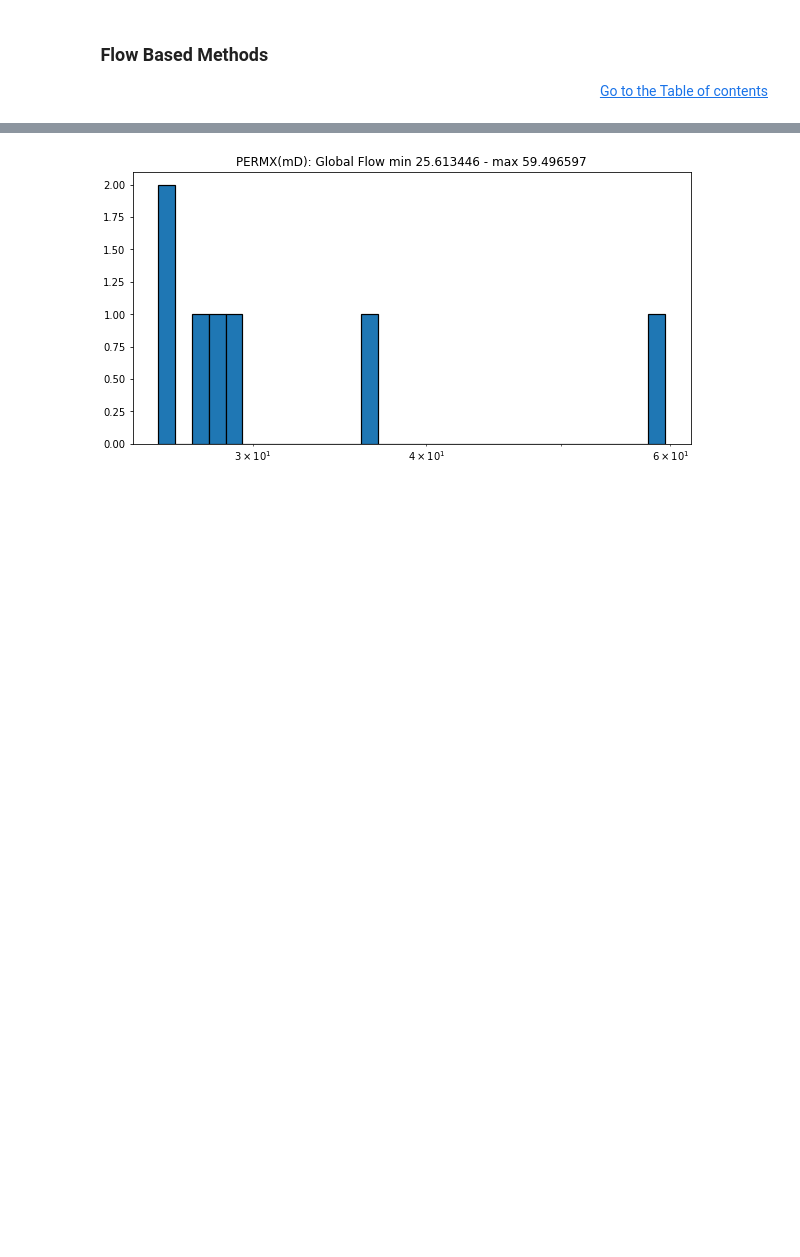
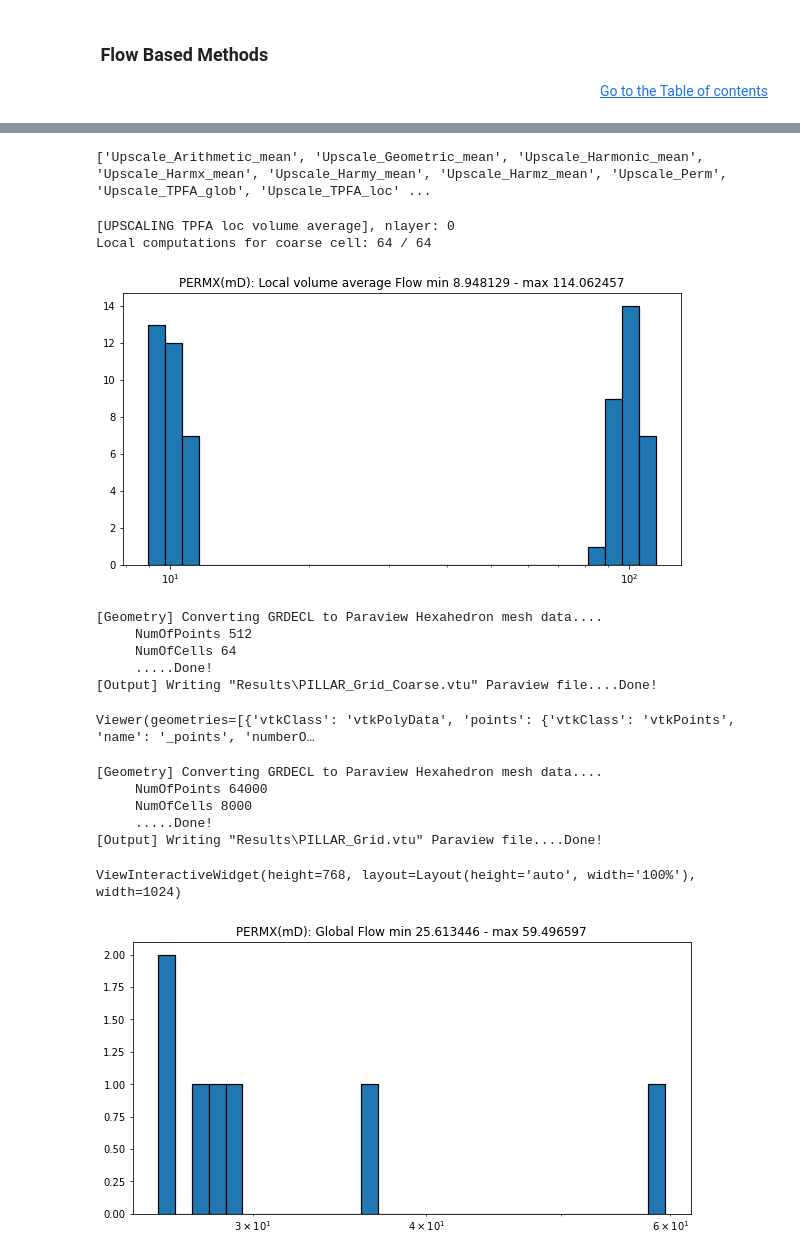
Before and after one commit to BinWang0213/PyGRDECL, a Jupyter notebook: Upscaling_Simplecrdecl.ipynb, the cells around one changed output, grey strips where cells are left out. Saved outputs shown, nothing was run; the diff lists cells and outputs as text; code cells hidden in the pictures; blank space fills up the shorter version.

Commit message:
improve notebook instructions

```diff
--- a/Upscaling_Simplecrdecl.ipynb
+++ b/Upscaling_Simplecrdecl.ipynb
@@ -299,11 +375,11 @@ ViewInteractiveWidget(height=768, layout=Layout(height='auto', width='100%'), wi
 # %%
-# 3.3 Upscaling
-Model.Upscaler.nlayer=2
+# 3.3 Flow Based Upscaling
+Model.Upscaler.nlayer=0
 Model.Upscaler.Lin_BC=True
-Model.Upscale_Perm('TPFA_loc')
+Model.Upscale_Perm('TPFA_loc_vol_average')
 
 # 3.3 Compute Pressure for coarse model
 Model2.compute_TPFA_Pressure(Press_inj=1,direction="ijk",Fault_opt=opt )
 # # Model.two_plots_scalar("Pressure").show(False)
-# Model2.plot_scalar("Pressure").show()
+Model2.plot_scalar("Pressure").show()
 Model.plot_streamlines(notebook=True, scalar="V").show()
@@ -320,3 +397,35 @@ ViewInteractiveWidget(height=768, layout=Layout(height='auto', width='100%'), wi
+# %%
+# List of implemented upscaling methods
+print(Model.Upscaler.list_upscale_methods())
+# %% [output]
+['Upscale_Arithmetic_mean', 'Upscale_Geometric_mean', 'Upscale_Harmonic_mean', 'Upscale_Harmx_mean', 'Upscale_Harmy_mean', 'Upscale_Harmz_mean', 'Upscale_Perm', 'Upscale_TPFA_glob', 'Upscale_TPFA_loc' ...
+# %%
+# 3.3 Flow Based Upscaling
+Model.Upscaler.nlayer=0
+Model.Upscaler.Lin_BC=True
+Model.Upscale_Perm('TPFA_loc_vol_average')
+
+# 3.3 Compute Pressure for coarse model
+Model2.compute_TPFA_Pressure(Press_inj=1,direction="ijk",Fault_opt=opt )
+# # Model.two_plots_scalar("Pressure").show(False)
+Model2.plot_scalar("Pressure").show()
+Model.plot_streamlines(notebook=True, scalar="V").show()
+# %% [output]
+[UPSCALING TPFA loc volume average], nlayer: 0
+Local computations for coarse cell: 64 / 64
+[figure, added]
+[Geometry] Converting GRDECL to Paraview Hexahedron mesh data....
+     NumOfPoints 512
+     NumOfCells 64
+     .....Done!
+[Output] Writing "Results\PILLAR_Grid_Coarse.vtu" Paraview file....Done!
+Viewer(geometries=[{'vtkClass': 'vtkPolyData', 'points': {'vtkClass': 'vtkPoints', 'name': '_points', 'numberO…
+[Geometry] Converting GRDECL to Paraview Hexahedron mesh data....
+     NumOfPoints 64000
+     NumOfCells 8000
+     .....Done!
+[Output] Writing "Results\PILLAR_Grid.vtu" Paraview file....Done!
+ViewInteractiveWidget(height=768, layout=Layout(height='auto', width='100%'), width=1024)
 # %%
 # 3.3 Upscaling
 Model.Upscaler.nlayer=0
```
Also changed, not shown: parts of 17 cells of this notebook, 1 other file.
